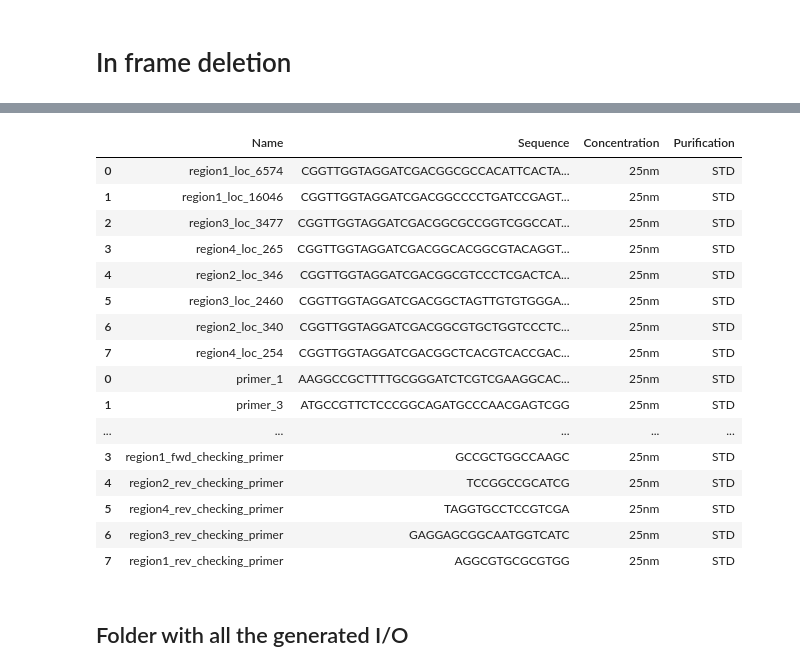
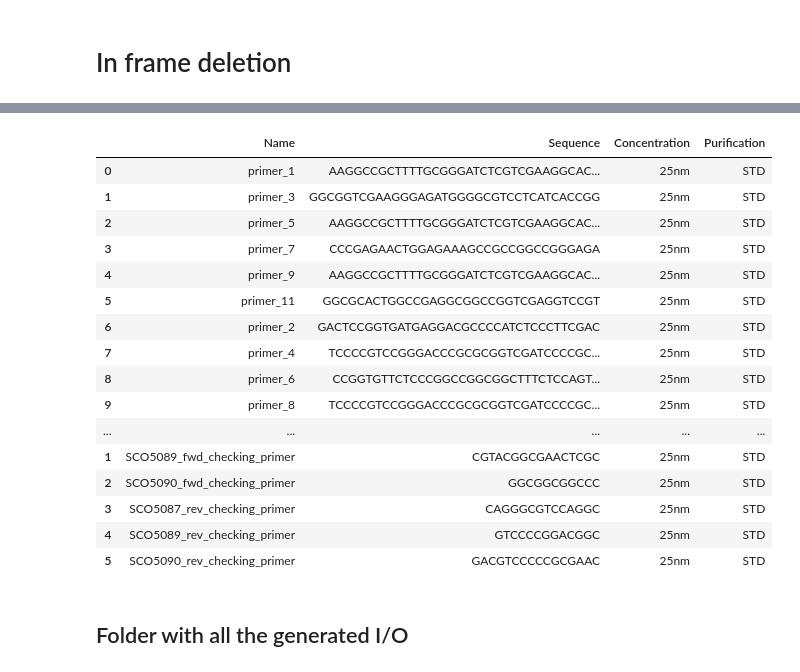
Before and after one commit to hiyama341/streptocad, a Jupyter notebook: notebooks/app_workflows/W5_CRISPR-cas9-inframe-deletion_random_sized_deletion.ipynb, the cells around one changed output, grey strips where cells are left out. Cells and saved outputs as stored; diff of their text form; code cells hidden in the pictures.

```diff
--- a/notebooks/app_workflows/W5_CRISPR-cas9-inframe-deletion_random_sized_deletion.ipynb
+++ b/notebooks/app_workflows/W5_CRISPR-cas9-inframe-deletion_random_sized_deletion.ipynb
@@ -77,11 +75,2 @@ dw_homology = Dseqrecord('GTTTTAGAGCTAGAAATAGC')
 # %% [markdown]
 # Computation
-# %%
-target_dict, genes_to_KO, annotation_input = check_and_convert_input(genes_to_KO)
-
-print(annotation_input)
-if annotation_input == True:
-    genome = annotate_dseqrecord(genome, target_dict)
-
-
-len(genome.features)
@@ -96,7 +77,7 @@ region4 [15000, 20000]
 # %%
 
 # Initialize SgRNAargs with desired parameters
-args = SgRNAargs(genome,
+args = SgRNAargs(path_to_genome,
                 genes_to_KO,
                 step=['find', 'filter'],
                 gc_upper = gc_upper,
@@ -220,7 +184,5 @@ in_frame_deletion = True
 # %%
 if in_frame_deletion:
-
-
     # Make repair templates
     repair_templates_data = find_up_dw_repair_templates(genome,
                                                         genes_to_KO,
@@ -242,15 +204,20 @@ if in_frame_deletion:
                                                                                 overlap=40)
     # updating the primer names to something systematic.
     update_primer_names(assembly_data)
+    print(assembly_data)
 
     # Parse through the primer df
     primer_df = create_primer_df_from_dict(assembly_data)
+
+    # Digest the plasmids
+    processed_records = [Dseqrecord(record, circular=True).cut(StuI)[0] for record in sgRNA_vectors]
 
     # Rename them appropriately
     for i in range(len(processed_records)):
         processed_records[i].name = sgRNA_vectors[i].name
 
     # Assembly
+    ##### THE PROBLEM IS HERE
     assembly_data = assemble_multiple_plasmids_with_repair_templates_for_deletion(genes_to_KO, processed_records,
                                                                                 repair_templates_data,
                                                                                 overlap=40)
@@ -338,7 +275,6 @@ Determining the order of workflows :           sgRNA plasmid     repair template
 # %%
 # Getting checking primers
-checking_primers_df = find_best_check_primers_from_genome(genome,
-                                       genes_to_KO,
+checking_primers_df = checking_primers(path_to_genome, genes_to_KO,
                                        flanking_region=flanking_region,
                                        target_tm = melting_temperature,
                                         primer_concentration = primer_concentration,
@@ -368,28 +300,28 @@ checking_primers_df_idt
 # %%
 if in_frame_deletion:
-    full_idt = pd.concat([idt_primers, idt_df, checking_primers_df_idt])
+    full_idt = pd.concat([idt_df, checking_primers_df_idt])
 else:
-    full_idt = pd.concat([idt_primers, checking_primers_df_idt])
+    full_idt = pd.concat([checking_primers_df_idt])
 
 full_idt
 # %% [output]
 |  | Name | Sequence | Concentration | Purification |
-| 0 | region1_loc_6574 | CGGTTGGTAGGATCGACGGCGCCACATTCACTA... | 25nm | STD |
-| 1 | region1_loc_16046 | CGGTTGGTAGGATCGACGGCCCCTGATCCGAGT... | 25nm | STD |
-| 2 | region3_loc_3477 | CGGTTGGTAGGATCGACGGCGCCGGTCGGCCAT... | 25nm | STD |
-| 3 | region4_loc_265 | CGGTTGGTAGGATCGACGGCACGGCGTACAGGT... | 25nm | STD |
-| 4 | region2_loc_346 | CGGTTGGTAGGATCGACGGCGTCCCTCGACTCA... | 25nm | STD |
-| 5 | region3_loc_2460 | CGGTTGGTAGGATCGACGGCTAGTTGTGTGGGA... | 25nm | STD |
-| 6 | region2_loc_340 | CGGTTGGTAGGATCGACGGCGTGCTGGTCCCTC... | 25nm | STD |
-| 7 | region4_loc_254 | CGGTTGGTAGGATCGACGGCTCACGTCACCGAC... | 25nm | STD |
 | 0 | primer_1 | AAGGCCGCTTTTGCGGGATCTCGTCGAAGGCAC... | 25nm | STD |
-| 1 | primer_3 | ATGCCGTTCTCCCGGCAGATGCCCAACGAGTCGG | 25nm | STD |
+| 1 | primer_3 | GGCGGTCGAAGGGAGATGGGGCGTCCTCATCACCGG | 25nm | STD |
+| 2 | primer_5 | AAGGCCGCTTTTGCGGGATCTCGTCGAAGGCAC... | 25nm | STD |
+| 3 | primer_7 | CCCGAGAACTGGAGAAAGCCGCCGGCCGGGAGA | 25nm | STD |
+| 4 | primer_9 | AAGGCCGCTTTTGCGGGATCTCGTCGAAGGCAC... | 25nm | STD |
+| 5 | primer_11 | GGCGCACTGGCCGAGGCGGCCGGTCGAGGTCCGT | 25nm | STD |
+| 6 | primer_2 | GACTCCGGTGATGAGGACGCCCCATCTCCCTTCGAC | 25nm | STD |
+| 7 | primer_4 | TCCCCGTCCGGGACCCGCGCGGTCGATCCCCGC... | 25nm | STD |
+| 8 | primer_6 | CCGGTGTTCTCCCGGCCGGCGGCTTTCTCCAGT... | 25nm | STD |
+| 9 | primer_8 | TCCCCGTCCGGGACCCGCGCGGTCGATCCCCGC... | 25nm | STD |
 | ... | ... | ... | ... | ... |
-| 3 | region1_fwd_checking_primer | GCCGCTGGCCAAGC | 25nm | STD |
-| 4 | region2_rev_checking_primer | TCCGGCCGCATCG | 25nm | STD |
-| 5 | region4_rev_checking_primer | TAGGTGCCTCCGTCGA | 25nm | STD |
-| 6 | region3_rev_checking_primer | GAGGAGCGGCAATGGTCATC | 25nm | STD |
-| 7 | region1_rev_checking_primer | AGGCGTGCGCGTGG | 25nm | STD |
+| 1 | SCO5089_fwd_checking_primer | CGTACGGCGAACTCGC | 25nm | STD |
+| 2 | SCO5090_fwd_checking_primer | GGCGGCGGCCC | 25nm | STD |
+| 3 | SCO5087_rev_checking_primer | CAGGGCGTCCAGGC | 25nm | STD |
+| 4 | SCO5089_rev_checking_primer | GTCCCCGGACGGC | 25nm | STD |
+| 5 | SCO5090_rev_checking_primer | GACGTCCCCCGCGAAC | 25nm | STD |
 # %% [markdown]
 ## Folder with all the generated I/O
 # %%
```
Also changed, not shown: parts of 14 cells of this notebook, 10 other files.
